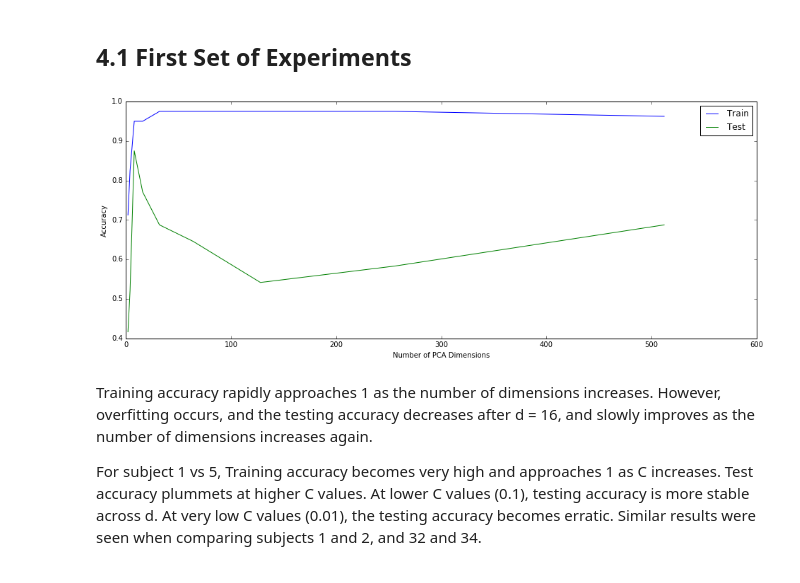
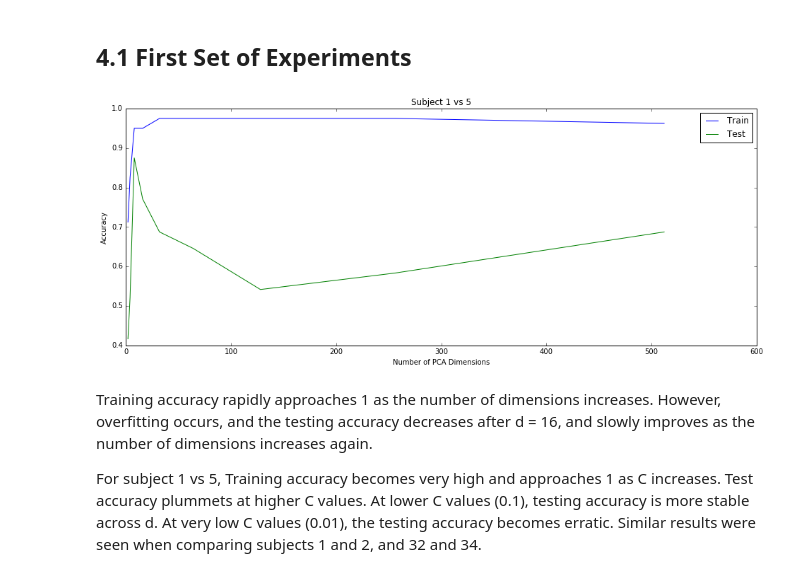
Before and after one commit to devanshg25/Facial_Recognition_Software, a Jupyter notebook: devanshg_tzjin_project1.ipynb, the cells around one changed output. Drawn from its saved outputs; the diff is of its cells as text; code cells hidden in the pictures.

```diff
--- a/devanshg_tzjin_project1.ipynb
+++ b/devanshg_tzjin_project1.ipynb
@@ -170,33 +185,39 @@ def splitData(group1, group2, d):
 
     return d_train, d_test, label_train, label_test
 # %%
-acc_train = []
-acc_test = []
-dlist = [2, 4, 8, 16, 32, 64, 128, 256, 512]
-for d in dlist:
-    d_train, d_test, label_train, label_test = splitData([1],[5], d)
+## 4.1.2 Training an SVM, experimenting with C
 
-    scaler_train = preprocessing.StandardScaler().fit(d_train)
-    d_trainst = scaler_train.transform(d_train)
+def plotAccuracyAcrossD(group1, group2, title, kernel='rbf', c=1, splitFunc=splitData):
+    acc_train = []
+    acc_test = []
+    dlist = [2, 4, 8, 16, 32, 64, 128, 256, 512]
+    for d in dlist:
+        d_train, d_test, label_train, label_test = splitFunc(group1, group2, d)
 
-    scaler_test = preprocessing.StandardScaler().fit(d_test)
-    d_testst = scaler_test.transform(d_test)
+        scaler_train = preprocessing.StandardScaler().fit(d_train)
+        d_trainst = scaler_train.transform(d_train)
 
-    svc = SVC(C= 1, kernel='rbf')
-    svc.fit(d_trainst, label_train)
+        scaler_test = preprocessing.StandardScaler().fit(d_test)
+        d_testst = scaler_test.transform(d_test)
 
-    acc_train.append( svc.score(d_trainst, label_train) )
-    acc_test.append( svc.score(d_testst, label_test) )
+        svc = SVC(C=c, kernel=kernel)
+        svc.fit(d_trainst, label_train)
 
-plt.figure(figsize = (16, 6))
-plt.plot(dlist, acc_train)
-plt.plot(dlist, acc_test)
-plt.xlabel('Number of PCA Dimensions')
-plt.ylabel('Accuracy')
-plt.legend(labels=['Train', 'Test'])
-plt.show()
+        acc_train.append( svc.score(d_trainst, label_train) )
+        acc_test.append( svc.score(d_testst, label_test) )
+
+    plt.figure(figsize = (16, 6))
+    plt.plot(dlist, acc_train)
+    plt.plot(dlist, acc_test)
+    plt.title(title)
+    plt.xlabel('Number of PCA Dimensions')
+    plt.ylabel('Accuracy')
+    plt.legend(labels=['Train', 'Test'])
+    plt.show()
+
+plotAccuracyAcrossD([1],[5], "Subject 1 vs 5")
 # %% [output]
-[figure, old version]
+[figure, new version]
 # %% [markdown]
 Training accuracy rapidly approaches 1 as the number of dimensions increases. However, overfitting occurs, and the testing accuracy decreases after d = 16, and slowly improves as the number of dimensions increases again.
 
```
Also changed, not shown: parts of 31 cells of this notebook.
